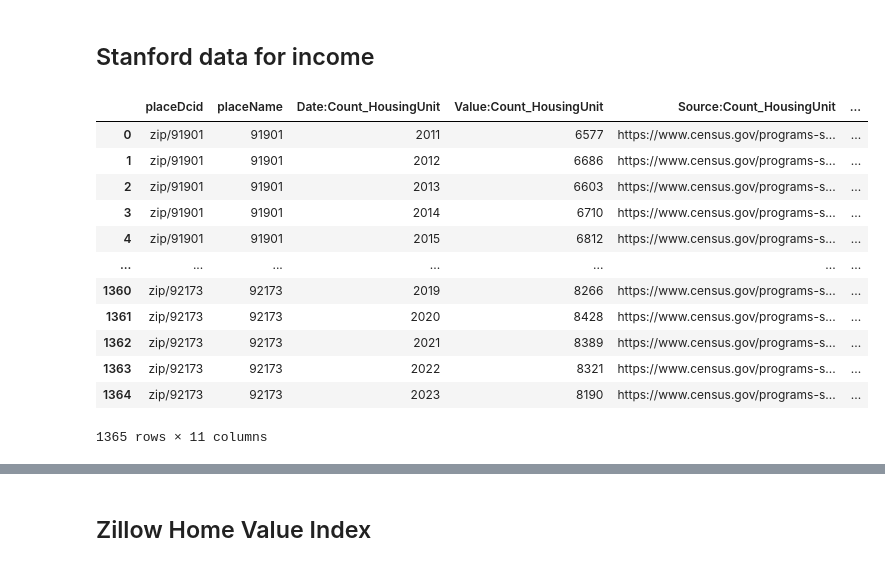
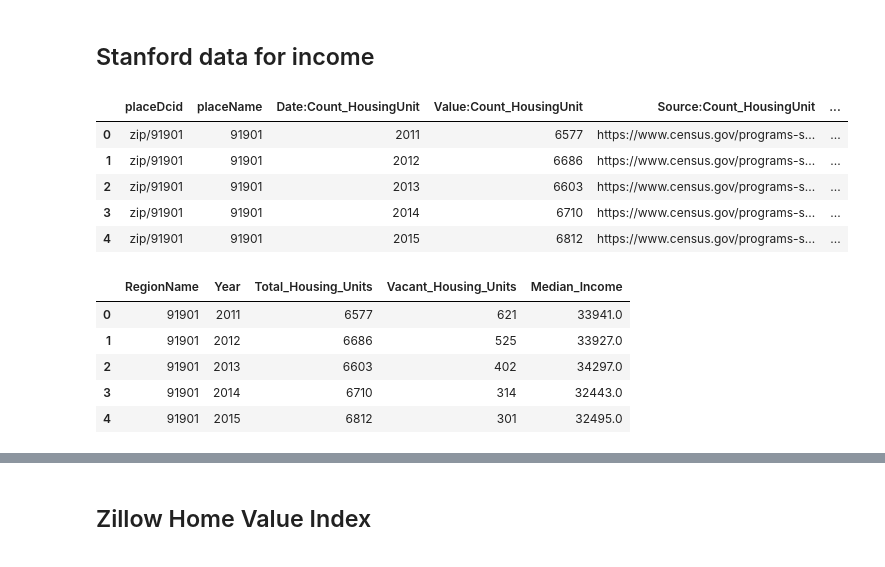
Before and after one commit to rangelrichard/investor_impact, a Jupyter notebook: EDACheckpoint_Group171_WI25.ipynb, the cells around one changed output, grey strips where cells are left out. Cells and saved outputs as stored; diff of their text form; code cells hidden in the pictures.

Commit message:
stanford code update

```diff
--- a/EDACheckpoint_Group171_WI25.ipynb
+++ b/EDACheckpoint_Group171_WI25.ipynb
@@ -99,20 +99,37 @@ redfin
 # %%
 import pandas as pd
 import numpy as np
 stanford = pd.read_csv('https://docs.google.com/spreadsheets/d/e/2PACX-1vSOVx_YpUQjyXuAFJxTh-NJTtH0WGQle_JNzCcrZcrNsDJFYfBSyfD5BH_ye0_rCPUeuxjDLOoLEDhp/pub?gid=360141403&single=true&output=csv')
 stanford.shape
-stanford
+stanford.head(5)
 # %% [output]
 |  | placeDcid | placeName | Date:Count_HousingUnit | Value:Count_HousingUnit | Source:Count_HousingUnit | ... |
 | 0 | zip/91901 | 91901 | 2011 | 6577 | https://www.census.gov/programs-s... | ... |
 | 1 | zip/91901 | 91901 | 2012 | 6686 | https://www.census.gov/programs-s... | ... |
 | 2 | zip/91901 | 91901 | 2013 | 6603 | https://www.census.gov/programs-s... | ... |
 | 3 | zip/91901 | 91901 | 2014 | 6710 | https://www.census.gov/programs-s... | ... |
 | 4 | zip/91901 | 91901 | 2015 | 6812 | https://www.census.gov/programs-s... | ... |
-| ... | ... | ... | ... | ... | ... | ... |
-| 1360 | zip/92173 | 92173 | 2019 | 8266 | https://www.census.gov/programs-s... | ... |
-| 1361 | zip/92173 | 92173 | 2020 | 8428 | https://www.census.gov/programs-s... | ... |
-| 1362 | zip/92173 | 92173 | 2021 | 8389 | https://www.census.gov/programs-s... | ... |
-| 1363 | zip/92173 | 92173 | 2022 | 8321 | https://www.census.gov/programs-s... | ... |
-| 1364 | zip/92173 | 92173 | 2023 | 8190 | https://www.census.gov/programs-s... | ... |
-1365 rows × 11 columns
+# %%
+# Drop unnecessary columns (e.g., source links and 'placeDcid' and the additional columns of year)
+columns_to_drop = ["placeDcid", "Source:Count_HousingUnit", "Source:Count_HousingUnit_VacantHousingUnit", "Source:Median_Income_Person", 'Date:Count_HousingUnit_VacantHousingUnit', 'Date:Median_Income_Person']
+stanford = stanford.drop(columns=columns_to_drop, errors="ignore")
+# Rename the column
+stanford.rename(columns={
+    "placeName": "RegionName",
+    "Date:Count_HousingUnit": "Year",
+    "Value:Count_HousingUnit": "Total_Housing_Units",
+    "Value:Count_HousingUnit_VacantHousingUnit": "Vacant_Housing_Units",
+    "Value:Median_Income_Person": "Median_Income"
+}, inplace=True)
+
+# Convert Year column to string for merging purposes
+stanford["Year"] = stanford["Year"].astype(str)
+
+stanford.head(5)
+# %% [output]
+|  | RegionName | Year | Total_Housing_Units | Vacant_Housing_Units | Median_Income |
+| 0 | 91901 | 2011 | 6577 | 621 | 33941.0 |
+| 1 | 91901 | 2012 | 6686 | 525 | 33927.0 |
+| 2 | 91901 | 2013 | 6603 | 402 | 34297.0 |
+| 3 | 91901 | 2014 | 6710 | 314 | 32443.0 |
+| 4 | 91901 | 2015 | 6812 | 301 | 32495.0 |
```
Also changed, not shown: parts of 2 cells of this notebook.
